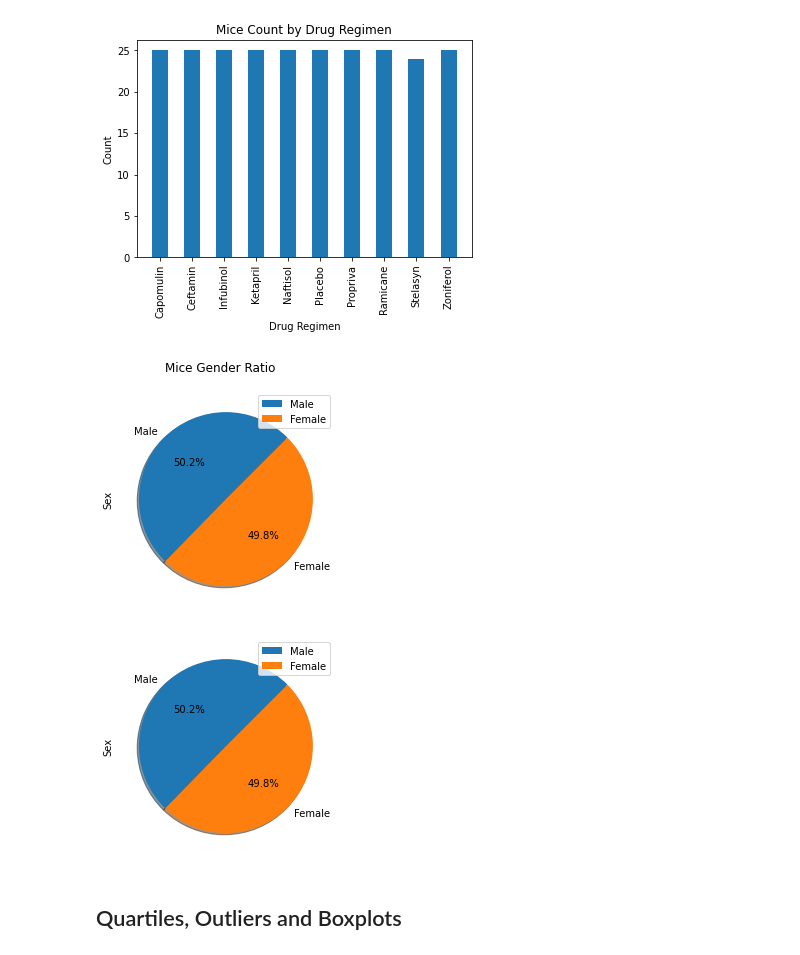
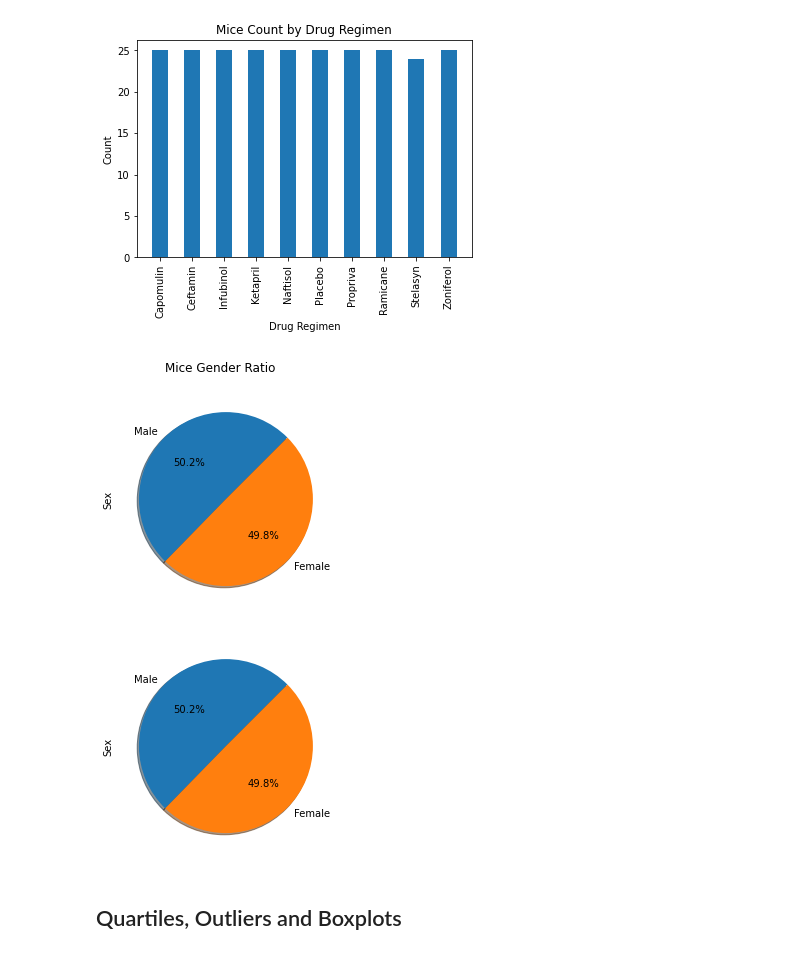
Before and after one commit to szerpa17/matplotlib-challenge, a Jupyter notebook: Pymaceuticals/pymaceuticals.ipynb, the cells around one changed output. Saved outputs shown, nothing was run; the diff lists cells and outputs as text; code cells hidden in the pictures.

Commit message:
Updated charts and added weight vs avg tumor vol plot

```diff
--- a/Pymaceuticals/pymaceuticals.ipynb
+++ b/Pymaceuticals/pymaceuticals.ipynb
@@ -288,29 +288,28 @@ gender.plot.pie(subplots=True,
                 autopct='%1.1f%%',
                 title='Mice Gender Ratio',
                 startangle=45,
-                shadow=True)
+                shadow=True, legend=False)
 plt.show()
 # %% [output]
-[figure, old version]
+[figure, new version]
 # %%
 # Generate a pie plot showing the distribution of female versus male mice using pyplot
 
 # Referenced prior DF for labels and the gender count
 labels = [value for value in gender.index]
 gend_count = gender['Sex'].tolist()
 
 # Plotted the pie chart
 fig, ax = plt.subplots()
 ax.pie(gend_count,
        labels=labels,
        autopct='%1.1f%%',
        startangle=45,
        shadow=True)
 plt.ylabel('Sex')
-plt.legend(labels, loc='best')
 plt.show()
 # %% [output]
-[figure, old version]
+[figure, new version]
 # %% [markdown]
 ## Quartiles, Outliers and Boxplots
 # %%
```
Also changed, not shown: parts of 3 cells of this notebook.
